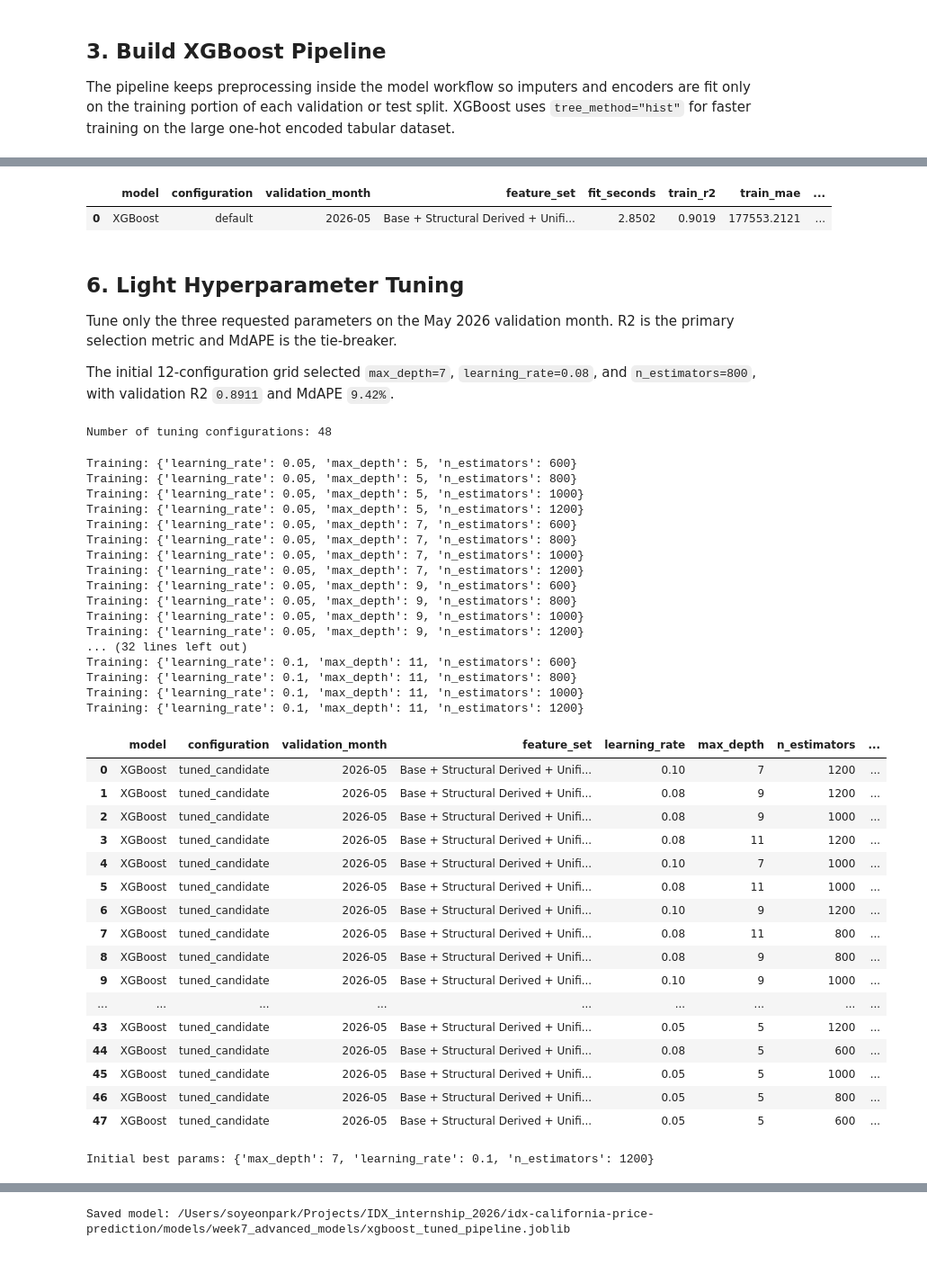
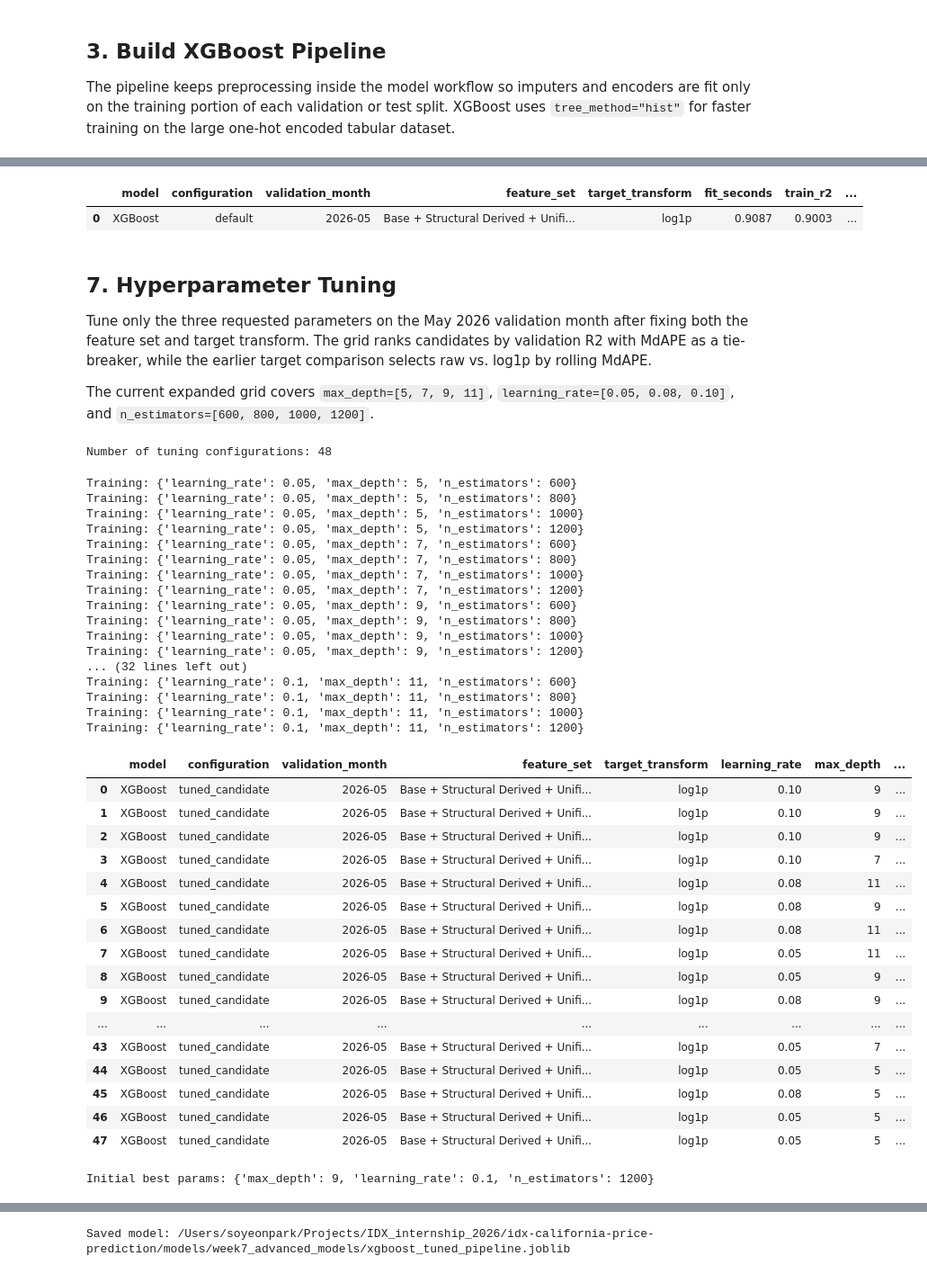
Before and after one commit to syp4137/idx-california-price-prediction, a Jupyter notebook: notebooks/05_advanced_models.ipynb, the cells around one changed output, grey strips where cells are left out. Shown at 90% size. Cells and saved outputs as stored; diff of their text form; code cells hidden in the pictures.

```diff
--- a/notebooks/05_advanced_models.ipynb
+++ b/notebooks/05_advanced_models.ipynb
@@ -554,11 +726,11 @@ y_validation = validation_df[TARGET]
 
 default_xgb = build_xgboost_pipeline()
 start_time = time.perf_counter()
-default_xgb.fit(X_validation_train, y_validation_train)
+fit_xgboost_model(default_xgb, X_validation_train, y_validation_train, TARGET_TRANSFORM)
 default_fit_seconds = time.perf_counter() - start_time
 
-default_train_predictions = clipped_predict(default_xgb, X_validation_train)
-default_validation_predictions = clipped_predict(default_xgb, X_validation)
+default_train_predictions = predict_xgboost_model(default_xgb, X_validation_train, TARGET_TRANSFORM)
+default_validation_predictions = predict_xgboost_model(default_xgb, X_validation, TARGET_TRANSFORM)
 default_train_metrics = regression_metrics(y_validation_train, default_train_predictions)
 default_validation_metrics = regression_metrics(y_validation, default_validation_predictions)
 
@@ -567,6 +739,7 @@ default_validation_result = pd.DataFrame([{
     "configuration": "default",
     "validation_month": VALIDATION_MONTH,
     "feature_set": FEATURE_SET_NAME,
+    "target_transform": TARGET_TRANSFORM,
     "fit_seconds": default_fit_seconds,
     "train_r2": default_train_metrics["r2"],
     "train_mae": default_train_metrics["mae"],
@@ -580,14 +753,14 @@ default_validation_result = pd.DataFrame([{
 default_validation_result.to_csv(OUTPUT_DIR / "xgboost_default_validation_results.csv", index=False)
 display(default_validation_result.round(4))
 # %% [output]
-|  | model | configuration | validation_month | feature_set | fit_seconds | train_r2 | train_mae | ... |
-| 0 | XGBoost | default | 2026-05 | Base + Structural Derived + Unifi... | 2.8502 | 0.9019 | 177553.2121 | ... |
+|  | model | configuration | validation_month | feature_set | target_transform | fit_seconds | train_r2 | ... |
+| 0 | XGBoost | default | 2026-05 | Base + Structural Derived + Unifi... | log1p | 0.9087 | 0.9003 | ... |
 # %% [markdown]
-## 6. Light Hyperparameter Tuning
+## 7. Hyperparameter Tuning
 
-Tune only the three requested parameters on the May 2026 validation month. R2 is the primary selection metric and MdAPE is the tie-breaker.
+Tune only the three requested parameters on the May 2026 validation month after fixing both the feature set and target transform. The grid ranks candidates by validation R2 with MdAPE as a tie-breaker, while the earlier target comparison selects raw vs. log1p by rolling MdAPE.
 
-The initial 12-configuration grid selected `max_depth=7`, `learning_rate=0.08`, and `n_estimators=800`, with validation R2 `0.8911` and MdAPE `9.42%`.
+The current expanded grid covers `max_depth=[5, 7, 9, 11]`, `learning_rate=[0.05, 0.08, 0.10]`, and `n_estimators=[600, 800, 1000, 1200]`.
 # %%
 param_grid = {
     "max_depth": [5, 7, 9, 11],
@@ -606,11 +779,11 @@ for params in ParameterGrid(param_grid):
     model = build_xgboost_pipeline(params)
 
     start_time = time.perf_counter()
-    model.fit(X_validation_train, y_validation_train)
+    fit_xgboost_model(model, X_validation_train, y_validation_train, TARGET_TRANSFORM)
     fit_seconds = time.perf_counter() - start_time
 
-    train_predictions = clipped_predict(model, X_validation_train)
-    validation_predictions = clipped_predict(model, X_validation)
+    train_predictions = predict_xgboost_model(model, X_validation_train, TARGET_TRANSFORM)
+    validation_predictions = predict_xgboost_model(model, X_validation, TARGET_TRANSFORM)
     train_metrics = regression_metrics(y_validation_train, train_predictions)
     validation_metrics = regression_metrics(y_validation, validation_predictions)
 
@@ -619,6 +792,7 @@ for params in ParameterGrid(param_grid):
         "configuration": "tuned_candidate",
         "validation_month": VALIDATION_MONTH,
         "feature_set": FEATURE_SET_NAME,
+        "target_transform": TARGET_TRANSFORM,
         **params,
         **validation_bound_info,
         "fit_seconds": fit_seconds,
@@ -638,51 +812,51 @@ tuning_results_df = pd.DataFrame(tuning_results).sort_values(
 tuning_results_df["train_validation_r2_gap"] = tuning_results_df["train_r2"] - tuning_results_df["validation_r2"]
 tuning_results_df.to_csv(OUTPUT_DIR / "xgboost_tuning_results.csv", index=False)
 
 display(tuning_results_df.round(4))
 
 initial_best_row = tuning_results_df.iloc[0]
 best_params = {
     "max_depth": int(initial_best_row["max_depth"]),
     "learning_rate": float(initial_best_row["learning_rate"]),
     "n_estimators": int(initial_best_row["n_estimators"]),
 }
 print("Initial best params:", best_params)
 # %% [output]
 Training: {'learning_rate': 0.05, 'max_depth': 5, 'n_estimators': 600}
 Training: {'learning_rate': 0.05, 'max_depth': 5, 'n_estimators': 800}
 Training: {'learning_rate': 0.05, 'max_depth': 5, 'n_estimators': 1000}
 Training: {'learning_rate': 0.05, 'max_depth': 5, 'n_estimators': 1200}
 Training: {'learning_rate': 0.05, 'max_depth': 7, 'n_estimators': 600}
 Training: {'learning_rate': 0.05, 'max_depth': 7, 'n_estimators': 800}
 Training: {'learning_rate': 0.05, 'max_depth': 7, 'n_estimators': 1000}
 Training: {'learning_rate': 0.05, 'max_depth': 7, 'n_estimators': 1200}
 Training: {'learning_rate': 0.05, 'max_depth': 9, 'n_estimators': 600}
 Training: {'learning_rate': 0.05, 'max_depth': 9, 'n_estimators': 800}
 Training: {'learning_rate': 0.05, 'max_depth': 9, 'n_estimators': 1000}
 Training: {'learning_rate': 0.05, 'max_depth': 9, 'n_estimators': 1200}
 ... (32 lines left out)
 Training: {'learning_rate': 0.1, 'max_depth': 11, 'n_estimators': 600}
 Training: {'learning_rate': 0.1, 'max_depth': 11, 'n_estimators': 800}
 Training: {'learning_rate': 0.1, 'max_depth': 11, 'n_estimators': 1000}
 Training: {'learning_rate': 0.1, 'max_depth': 11, 'n_estimators': 1200}
-|  | model | configuration | validation_month | feature_set | learning_rate | max_depth | n_estimators | ... |
-| 0 | XGBoost | tuned_candidate | 2026-05 | Base + Structural Derived + Unifi... | 0.10 | 7 | 1200 | ... |
-| 1 | XGBoost | tuned_candidate | 2026-05 | Base + Structural Derived + Unifi... | 0.08 | 9 | 1200 | ... |
-| 2 | XGBoost | tuned_candidate | 2026-05 | Base + Structural Derived + Unifi... | 0.08 | 9 | 1000 | ... |
-| 3 | XGBoost | tuned_candidate | 2026-05 | Base + Structural Derived + Unifi... | 0.08 | 11 | 1200 | ... |
-| 4 | XGBoost | tuned_candidate | 2026-05 | Base + Structural Derived + Unifi... | 0.10 | 7 | 1000 | ... |
-| 5 | XGBoost | tuned_candidate | 2026-05 | Base + Structural Derived + Unifi... | 0.08 | 11 | 1000 | ... |
-| 6 | XGBoost | tuned_candidate | 2026-05 | Base + Structural Derived + Unifi... | 0.10 | 9 | 1200 | ... |
-| 7 | XGBoost | tuned_candidate | 2026-05 | Base + Structural Derived + Unifi... | 0.08 | 11 | 800 | ... |
-| 8 | XGBoost | tuned_candidate | 2026-05 | Base + Structural Derived + Unifi... | 0.08 | 9 | 800 | ... |
-| 9 | XGBoost | tuned_candidate | 2026-05 | Base + Structural Derived + Unifi... | 0.10 | 9 | 1000 | ... |
+|  | model | configuration | validation_month | feature_set | target_transform | learning_rate | max_depth | ... |
+| 0 | XGBoost | tuned_candidate | 2026-05 | Base + Structural Derived + Unifi... | log1p | 0.10 | 9 | ... |
+| 1 | XGBoost | tuned_candidate | 2026-05 | Base + Structural Derived + Unifi... | log1p | 0.10 | 9 | ... |
+| 2 | XGBoost | tuned_candidate | 2026-05 | Base + Structural Derived + Unifi... | log1p | 0.10 | 9 | ... |
+| 3 | XGBoost | tuned_candidate | 2026-05 | Base + Structural Derived + Unifi... | log1p | 0.10 | 7 | ... |
+| 4 | XGBoost | tuned_candidate | 2026-05 | Base + Structural Derived + Unifi... | log1p | 0.08 | 11 | ... |
+| 5 | XGBoost | tuned_candidate | 2026-05 | Base + Structural Derived + Unifi... | log1p | 0.08 | 9 | ... |
+| 6 | XGBoost | tuned_candidate | 2026-05 | Base + Structural Derived + Unifi... | log1p | 0.08 | 11 | ... |
+| 7 | XGBoost | tuned_candidate | 2026-05 | Base + Structural Derived + Unifi... | log1p | 0.05 | 11 | ... |
+| 8 | XGBoost | tuned_candidate | 2026-05 | Base + Structural Derived + Unifi... | log1p | 0.05 | 9 | ... |
+| 9 | XGBoost | tuned_candidate | 2026-05 | Base + Structural Derived + Unifi... | log1p | 0.08 | 9 | ... |
 | ... | ... | ... | ... | ... | ... | ... | ... | ... |
-| 43 | XGBoost | tuned_candidate | 2026-05 | Base + Structural Derived + Unifi... | 0.05 | 5 | 1200 | ... |
-| 44 | XGBoost | tuned_candidate | 2026-05 | Base + Structural Derived + Unifi... | 0.08 | 5 | 600 | ... |
-| 45 | XGBoost | tuned_candidate | 2026-05 | Base + Structural Derived + Unifi... | 0.05 | 5 | 1000 | ... |
-| 46 | XGBoost | tuned_candidate | 2026-05 | Base + Structural Derived + Unifi... | 0.05 | 5 | 800 | ... |
-| 47 | XGBoost | tuned_candidate | 2026-05 | Base + Structural Derived + Unifi... | 0.05 | 5 | 600 | ... |
+| 43 | XGBoost | tuned_candidate | 2026-05 | Base + Structural Derived + Unifi... | log1p | 0.05 | 7 | ... |
+| 44 | XGBoost | tuned_candidate | 2026-05 | Base + Structural Derived + Unifi... | log1p | 0.05 | 5 | ... |
+| 45 | XGBoost | tuned_candidate | 2026-05 | Base + Structural Derived + Unifi... | log1p | 0.08 | 5 | ... |
+| 46 | XGBoost | tuned_candidate | 2026-05 | Base + Structural Derived + Unifi... | log1p | 0.05 | 5 | ... |
+| 47 | XGBoost | tuned_candidate | 2026-05 | Base + Structural Derived + Unifi... | log1p | 0.05 | 5 | ... |
-Initial best params: {'max_depth': 7, 'learning_rate': 0.1, 'n_estimators': 1200}
+Initial best params: {'max_depth': 9, 'learning_rate': 0.1, 'n_estimators': 1200}
 # %%
 plot_df = tuning_results_df.copy()
 plot_df["configuration_label"] = (
```
Also changed, not shown: parts of 24 cells of this notebook, 1 other file.
